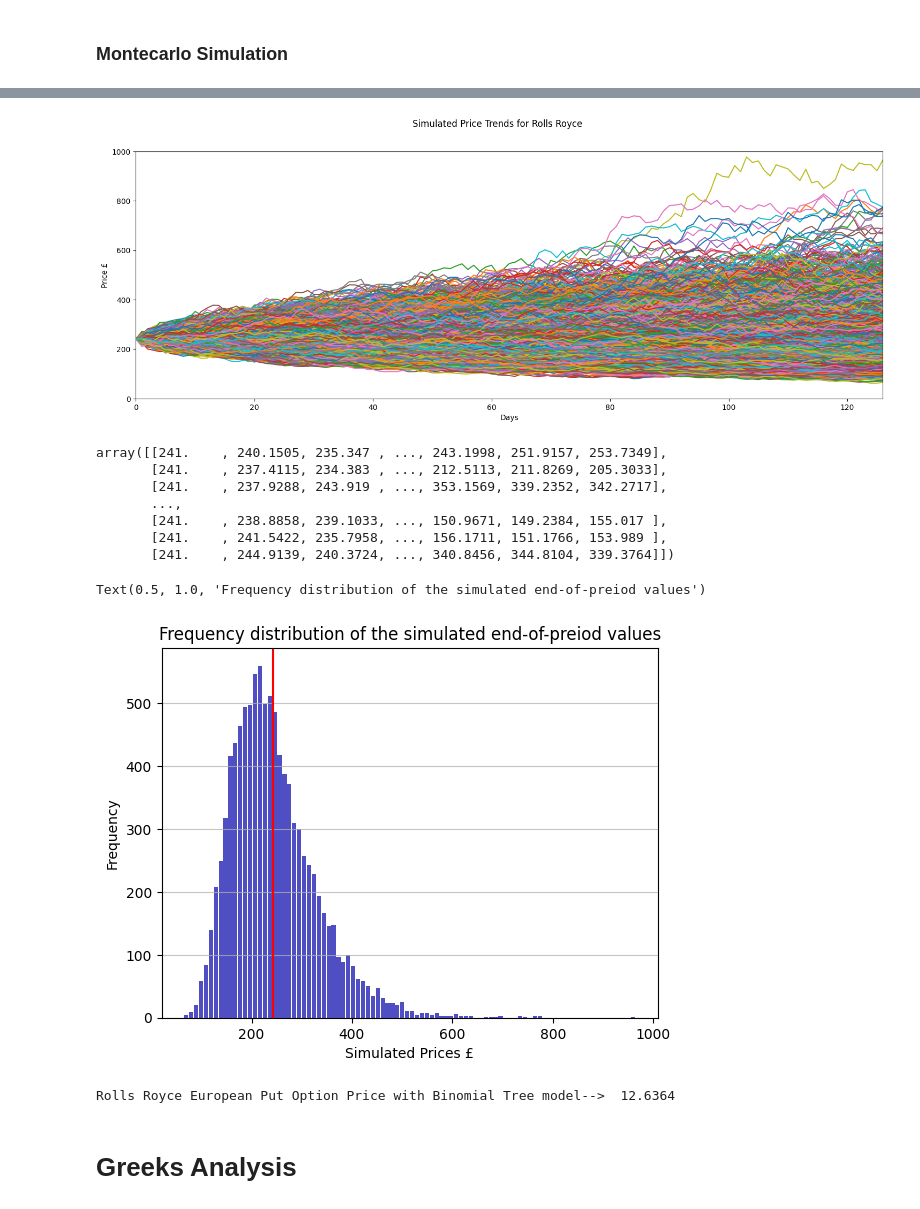
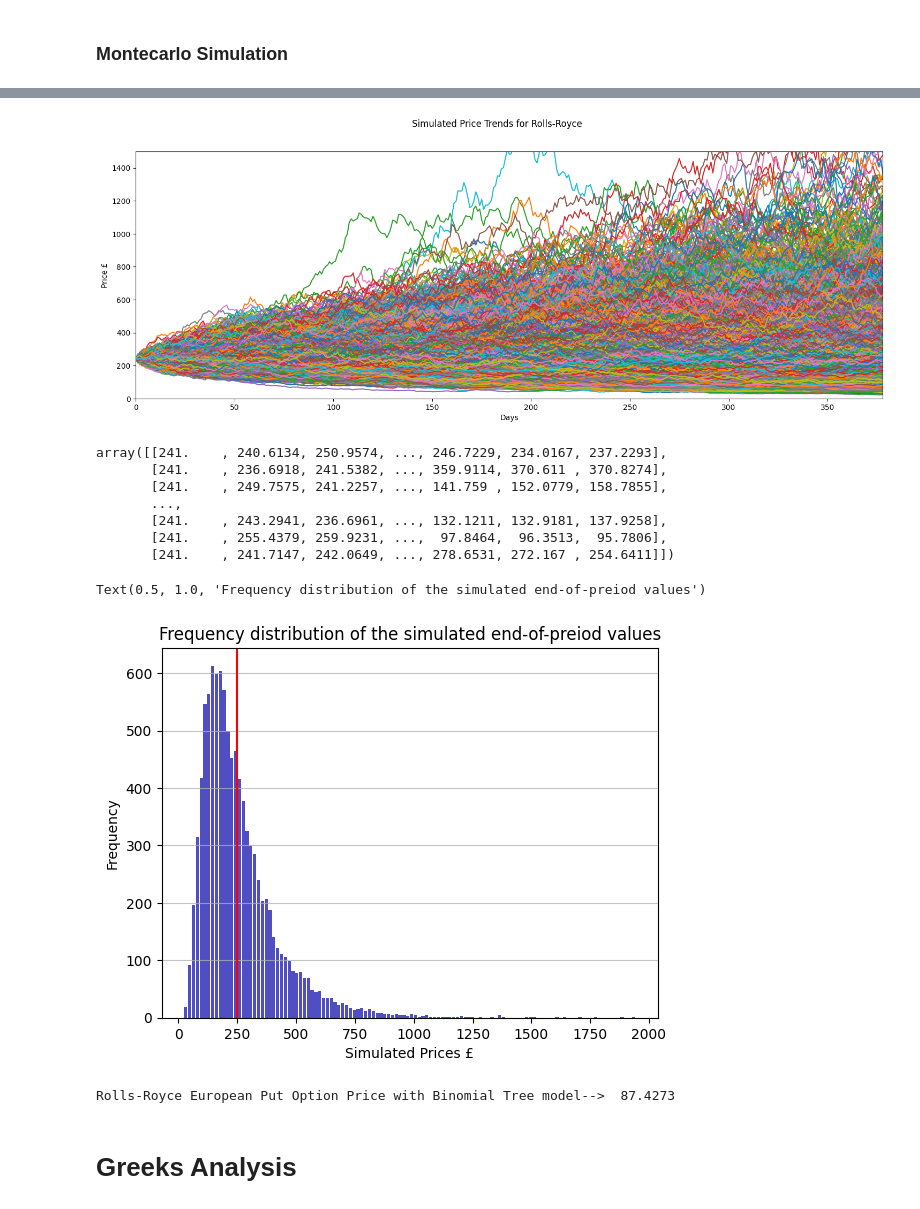
Before and after one commit to ROB-MRS/CMFF-Coursework-I, a Jupyter notebook: 1. CMF_Rolls_Royce.ipynb, the cells around one changed output, grey strips where cells are left out. Drawn from its saved outputs; the diff is of its cells as text; code cells hidden in the pictures.

Commit message:
Adjusted risk_free_rate, strike_price, maturity

```diff
--- a/1. CMF_Rolls_Royce.ipynb
+++ b/1. CMF_Rolls_Royce.ipynb
@@ -126,13 +126,13 @@ Annualised Standard Deviation --> 0.4891
 # %% [markdown]
 ## Model Parameters
 # %%
-maturity = 0.5 # Time to Maturity in years
+maturity = 1.5 # Time to Maturity in years
 S0 = equity_data['Adj Close'].iloc[-1] # last Stock price
-K = 200.6 #Strike Price
-r = 0.025 #Risk-free rate
+K = 300 #Strike Price
+r = 0.0534 #Risk-free rate
 sigma = log_returns.std() * np.sqrt(252) #Volatility Rate
 payoff = "put"
-N = 4
+N = 6
 # %% [markdown]
 # Black_scholes Model
 # %%
@@ -239,12 +266,14 @@ Rolls Royce European Put Option Price with Binomial Tree model--> 14.3154
 # for each path daily prices are generated (252 * years to maturity)
 
 def mcs_simulation_np(n_sim):
-    M = int(252*maturity) # number of time steps
-    I = n_sim # number os paths
-    dt = maturity / M
-    simulated_stocks = np.zeros((M + 1, I))
+    t_steps = int(252 * maturity)  # Number of time steps: daily until maturity
+    dt = maturity / t_steps
+    simulated_stocks = np.zeros((t_steps + 1, n_sim))
     simulated_stocks[0] = S0
-    rn = np.random.standard_normal(simulated_stocks.shape)
-    for t in range(1, M + 1):
-        simulated_stocks[t] = simulated_stocks[t-1] * np.exp((r - sigma ** 2 / 2) * dt + sigma * np.sqrt(dt) * rn[t])
+    for t in range(1, t_steps + 1):
+        rn = np.random.standard_normal(n_sim)  # Generate new random numbers for each time step
+        simulated_stocks[t] = simulated_stocks[t - 1] * np.exp((r - sigma ** 2 / 2) * dt + sigma * np.sqrt(dt) * rn)
     return simulated_stocks
+
+sms = mcs_simulation_np(1000)
+sms
@@ -253,25 +296,25 @@ stocks_simulation = mcs_simulation_np(10000)
 # %%
 fig = plt.figure(figsize=(18,6))
 plt.plot(stocks_simulation)
-fig.suptitle('Simulated Price Trends for Rolls Royce')
+fig.suptitle('Simulated Price Trends for Rolls-Royce')
 plt.xlim(0,int(maturity*252))
-plt.ylim(0,1000)
+plt.ylim(0,1500)
 plt.xlabel('Days')
 plt.ylabel('Price £')
 plt.show()
 # %% [output]
-[figure, old version]
+[figure, new version]
 # %%
 stocks_simulation = np.transpose(stocks_simulation)
 stocks_simulation.round(4)
 # %% [output]
-array([[241.    , 240.1505, 235.347 , ..., 243.1998, 251.9157, 253.7349],
-       [241.    , 237.4115, 234.383 , ..., 212.5113, 211.8269, 205.3033],
-       [241.    , 237.9288, 243.919 , ..., 353.1569, 339.2352, 342.2717],
+array([[241.    , 240.6134, 250.9574, ..., 246.7229, 234.0167, 237.2293],
+       [241.    , 236.6918, 241.5382, ..., 359.9114, 370.611 , 370.8274],
+       [241.    , 249.7575, 241.2257, ..., 141.759 , 152.0779, 158.7855],
        ...,
-       [241.    , 238.8858, 239.1033, ..., 150.9671, 149.2384, 155.017 ],
-       [241.    , 241.5422, 235.7958, ..., 156.1711, 151.1766, 153.989 ],
-       [241.    , 244.9139, 240.3724, ..., 340.8456, 344.8104, 339.3764]])
+       [241.    , 243.2941, 236.6961, ..., 132.1211, 132.9181, 137.9258],
+       [241.    , 255.4379, 259.9231, ...,  97.8464,  96.3513,  95.7806],
+       [241.    , 241.7147, 242.0649, ..., 278.6531, 272.167 , 254.6411]])
 # %%
 # Histogram formatting to visualize the distribution of the simulated stock prices on the last day
 
@@ -283,14 +326,14 @@ plt.ylabel('Frequency')
 plt.title('Frequency distribution of the simulated end-of-preiod values')
 # %% [output]
 Text(0.5, 1.0, 'Frequency distribution of the simulated end-of-preiod values')
-[figure, old version]
+[figure, new version]
 # %%
 # Computation of the option price from the simulated stock prices
 
 MS_price = np.mean(np.maximum(K - stocks_simulation[:,-1],0))
-print('Rolls Royce European Put Option Price with Binomial Tree model--> ', str(MS_price.round(4)))
+print('Rolls-Royce European Put Option Price with Binomial Tree model--> ', str(MS_price.round(4)))
 # %% [output]
-Rolls Royce European Put Option Price with Binomial Tree model-->  12.6364
+Rolls-Royce European Put Option Price with Binomial Tree model-->  87.4273
 # %% [markdown]
 # Greeks Analysis
 # %% [markdown]
```
Also changed, not shown: parts of 28 cells of this notebook.
